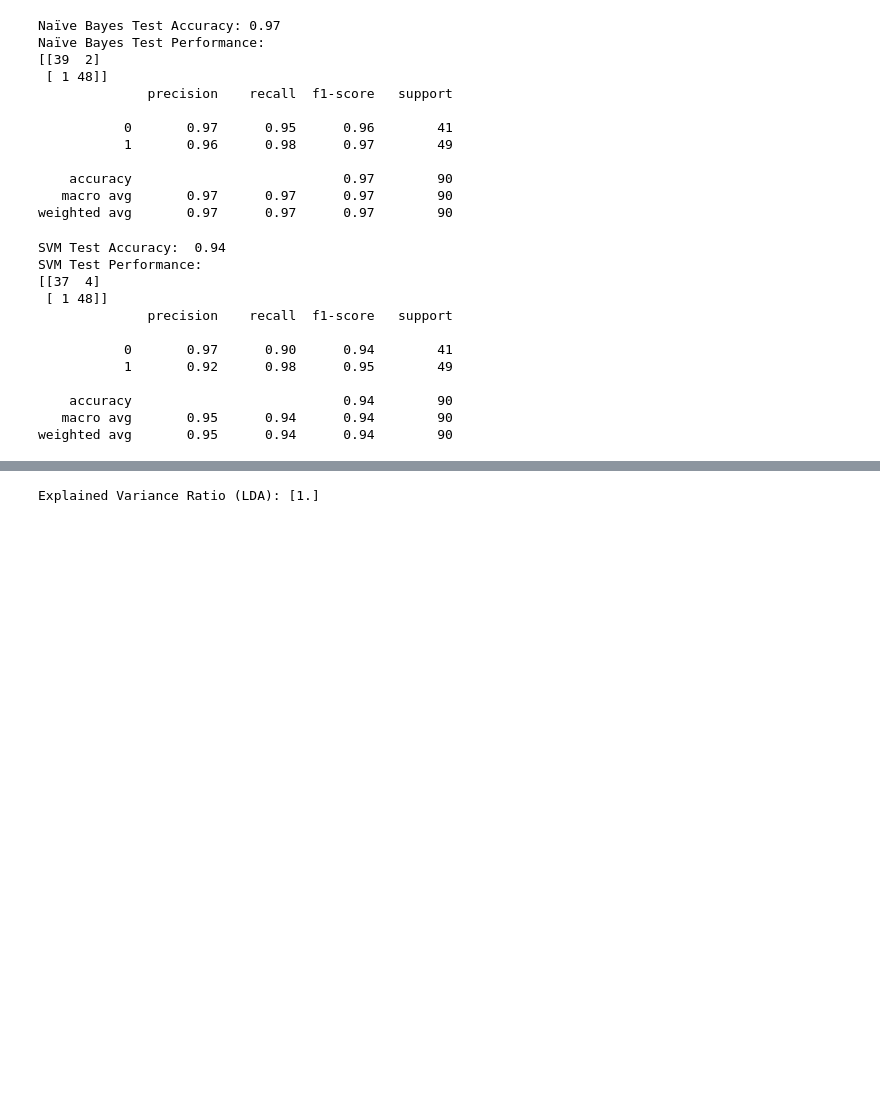
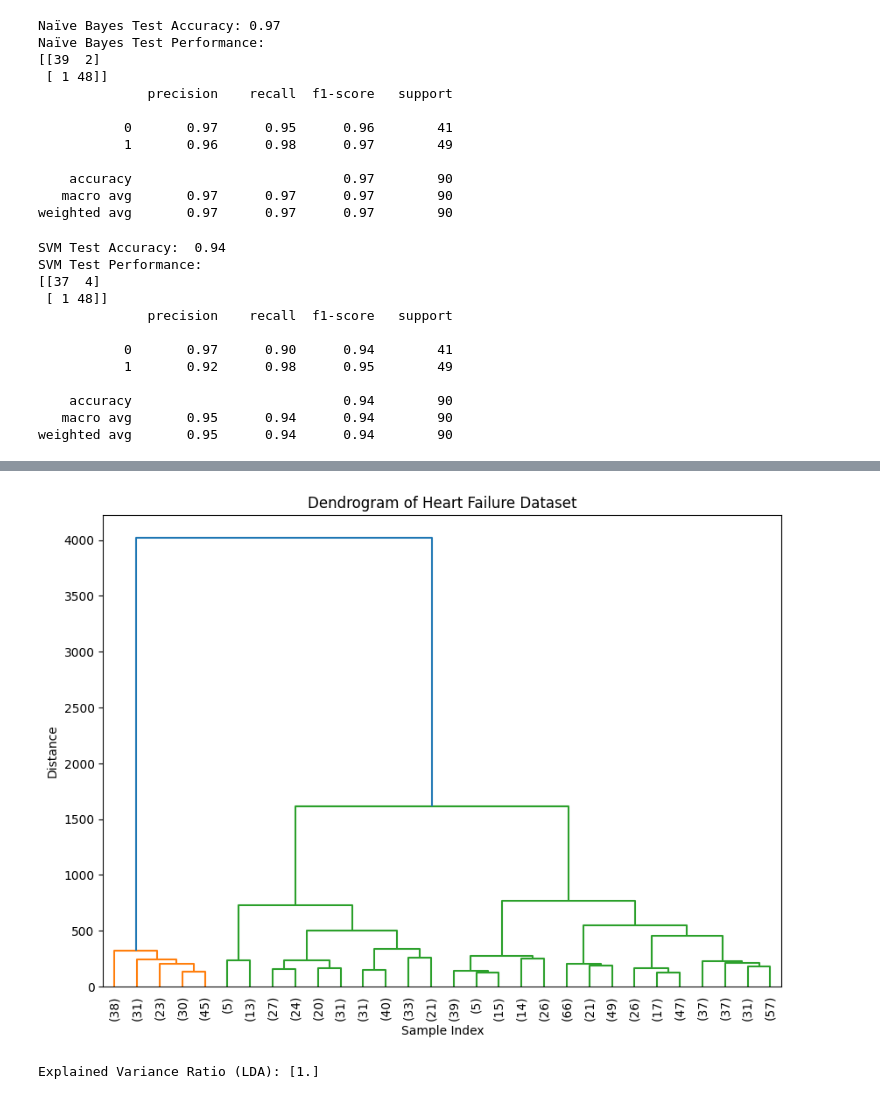
Before and after one commit to mstafahasan/Heart-Failure-Prediction_MLProject, a Jupyter notebook: milestone1_Machine_learning_project.ipynb, the cells around one changed output, grey strips where cells are left out. Drawn from its saved outputs; the diff is of its cells as text; code cells hidden in the pictures; blank space fills up the shorter version.

```diff
--- a/milestone1_Machine_learning_project.ipynb
+++ b/milestone1_Machine_learning_project.ipynb
@@ -343,3 +606,17 @@ weighted avg       0.95      0.94      0.94        90
+# %%
+# Standardize the data
+scaler = StandardScaler()
+features_scaled = scaler.fit_transform(data)
+#Dendrogram
+linked = linkage(data, method='ward')
+plt.figure(figsize=(10, 7))
+dendrogram(linked, truncate_mode='lastp', p=30, leaf_rotation=90., leaf_font_size=10.)
+plt.title('Dendrogram of Heart Failure Dataset')
+plt.xlabel('Sample Index')
+plt.ylabel('Distance')
+plt.show()
+# %% [output]
+[figure, added]
 # %%
 # Apply LDA for dimensionality reduction
 lda = LDA(n_components=1)
```
Also changed, not shown: parts of 6 cells of this notebook.
